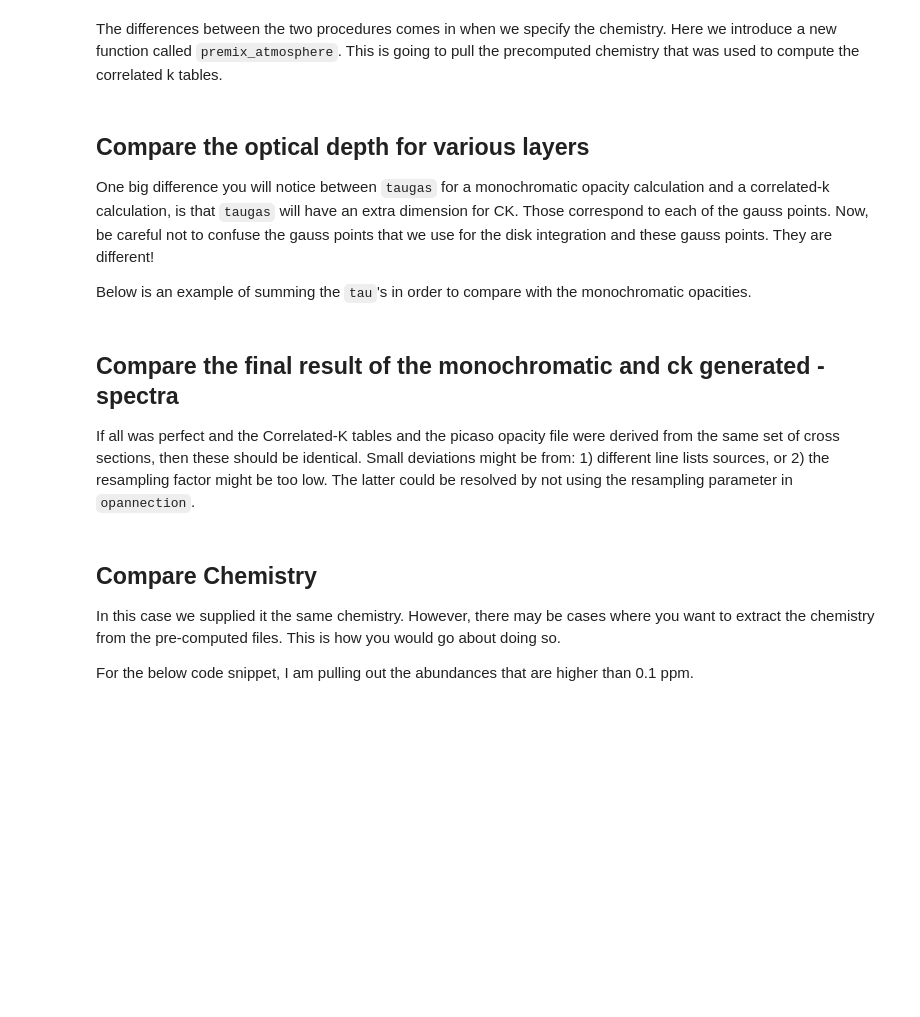
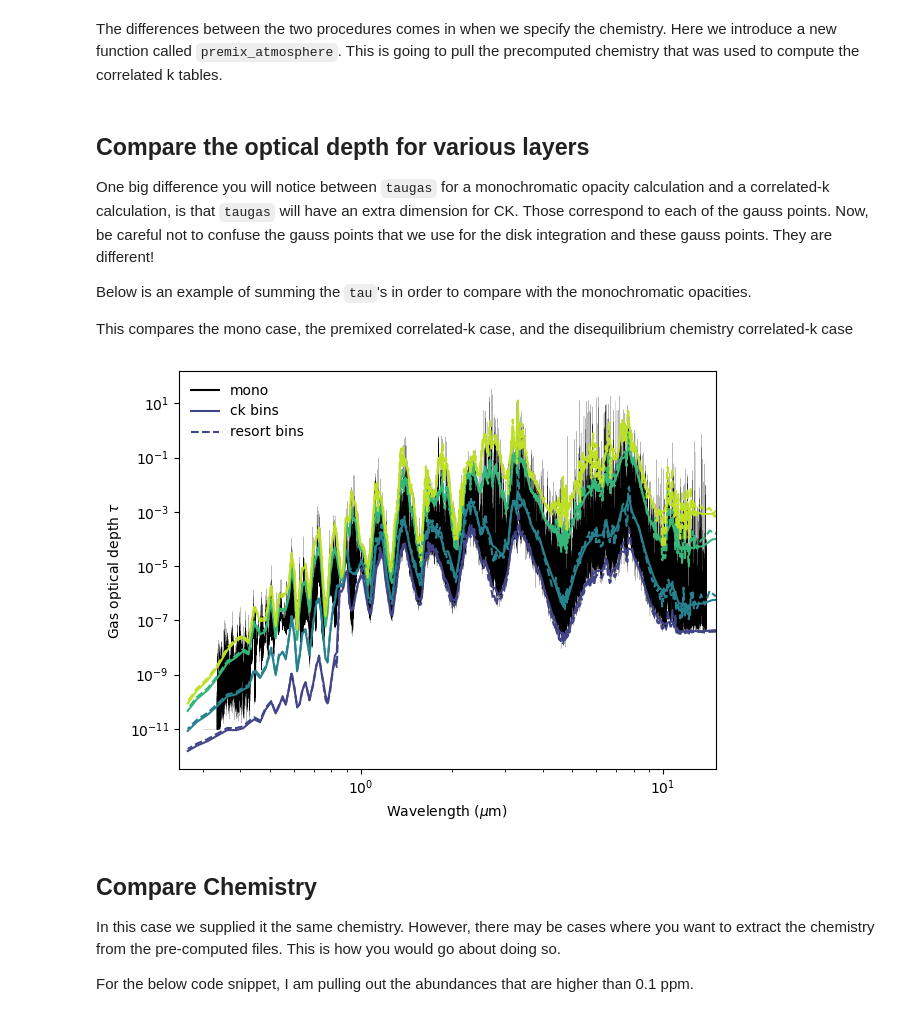
Before and after one commit to natashabatalha/picaso, a Jupyter notebook: docs/notebooks/10_CorrelatedKTables.ipynb, the cells around one changed output. Cells and saved outputs as stored; diff of their text form; code cells hidden in the pictures; blank space fills up the shorter version.

Commit message:
Updated two tutorial notebooks to show level flux calculations and resorting correlated-k tables

```diff
--- a/docs/notebooks/10_CorrelatedKTables.ipynb
+++ b/docs/notebooks/10_CorrelatedKTables.ipynb
@@ -80,25 +117,5 @@ df['mono'] = cases['mono'].spectrum(calc['mono'],full_output=True, calculation='
 One big difference you will notice between `taugas` for a monochromatic opacity calculation and a correlated-k calculation, is that `taugas` will have an extra dimension for CK. Those correspond to each of the gauss points. Now, be careful not to confuse the gauss points that we use for the disk integration and these gauss points. They are different!
 
 Below is an example of summing the `tau`'s in order to compare with the monochromatic opacities.
+
+This compares the mono case, the premixed correlated-k case, and the disequilibrium chemistry correlated-k case
-# %%
-f = jpi.figure(y_axis_type='log',y_range=[1e-3,1e4],x_range=[1,14],
-              x_axis_label='Wavelength (um)',
-              y_axis_label='Optical Depth per Layer')
-
-regridx = df['ck']['wavenumber'][df['ck']['wavenumber']<1e4/1]
-
-for i in range(df['mono']['full_output']['taugas'].shape[0])[::15]:
-    x,y = jdi.mean_regrid(df['mono']['wavenumber'],df['mono']['full_output']['taugas'][i,:,0], newx=regridx)
-    f.line(1e4/x,y, line_dash='solid', line_width=4, color=jpi.Colorblind8[0], legend_label='mono')
-    plot = 0
-
-    #we have 8 gauss points so we need to sum these before plotting them
-    for ig in range(8):
-        plot +=  calc['ck'].gauss_wts[ig]*df['ck']['full_output']['taugas'][:,:,ig]
-    f.line(1e4/df['ck']['wavenumber'],plot[i,:],color=jpi.Colorblind8[1]
-           ,line_width=2, legend_label='CK')
-jpi.show(f)
-# %% [markdown]
-## Compare the final result of the monochromatic and ck generated - spectra
-
-If all was perfect and the Correlated-K tables and the picaso opacity file were derived from the same set of cross sections, then these should be identical. Small deviations might be from: 1) different line lists sources, or 2) the resampling factor might be too low. The latter could be resolved by not using the resampling parameter in `opannection`.
@@ -137,3 +122,48 @@ jpi.show(jpi.spectrum(x,
+# %%
+
+cm1_to_micron = lambda wn: 1e4 / wn
+
+# Num guass points is based on the opacities that you're using
+num_gauss_points = 8
+gauss_to_plot    = range(0, num_gauss_points, 2)
+cmap             = plt.cm.viridis
+colors           = cmap(np.linspace(0.2, 0.9, len(gauss_to_plot)))
+
+wl_mono  = cm1_to_micron(df['mono']['wavenumber'])
+wl_ck    = cm1_to_micron(df['ck']['wavenumber'])
+wl_resort = cm1_to_micron(df['resort']['wavenumber'])
+
+fig, ax = plt.subplots()
+
+ax.plot(wl_mono,
+        df['mono']['full_output']['taugas'][0],
+        color='black', lw=0.1, alpha=1, label='mono')
+
+# CK = solid, resort = dashed; color varies per Gauss index
+for j, i in enumerate(gauss_to_plot):
+    clr = colors[j]
+    ax.plot(wl_ck,    df['ck']['full_output']['taugas'][0, :, i], lw=1.5, ls='-', color=clr)
+    ax.plot(wl_resort, df['resort']['full_output']['taugas'][0, :, i], lw=1.5, ls='--', color=clr)
+
+# axes formatting
+ax.set(xscale='log', yscale='log',
+       xlim=(0.25, 15),
+       xlabel=r'Wavelength ($\mu$m)',
+       ylabel=r'Gas optical depth $\tau$')
+
+# legend with uniform linewidth
+leg_lw = 1.5
+legend_handles = [
+    Line2D([], [], color='black',  lw=leg_lw, ls='-',  label='mono'),
+    Line2D([], [], color=colors[0], lw=leg_lw, ls='-',  label='ck bins'),
+    Line2D([], [], color=colors[0], lw=leg_lw, ls='--', label='resort bins'),
+]
+ax.legend(handles=legend_handles, frameon=False)
+
+plt.tight_layout()
+plt.show()
+# %% [output]
+[figure, added]
 # %% [markdown]
 ## Compare Chemistry
 
```
Also changed, not shown: parts of 15 cells of this notebook, 1 other file.
